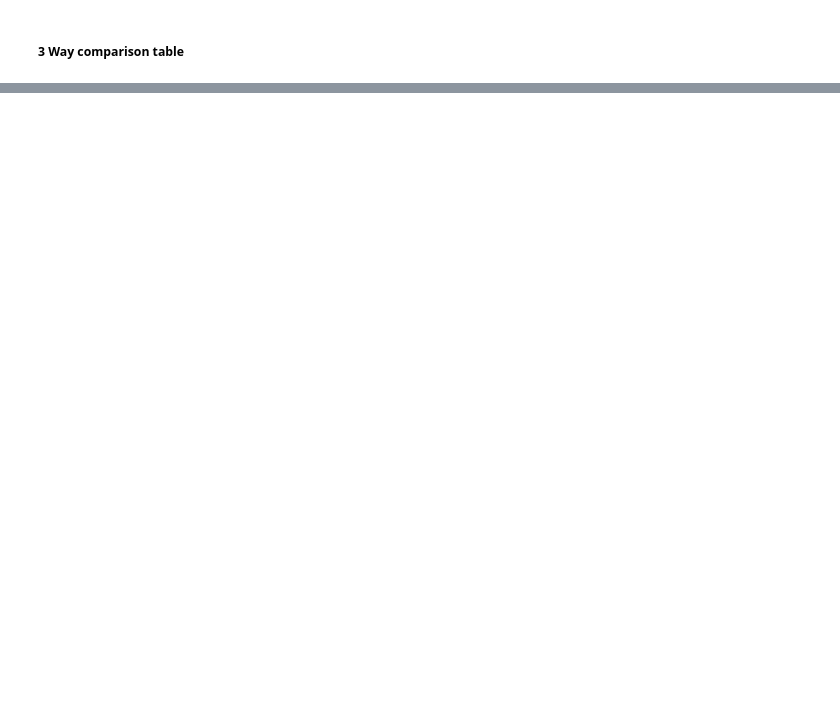
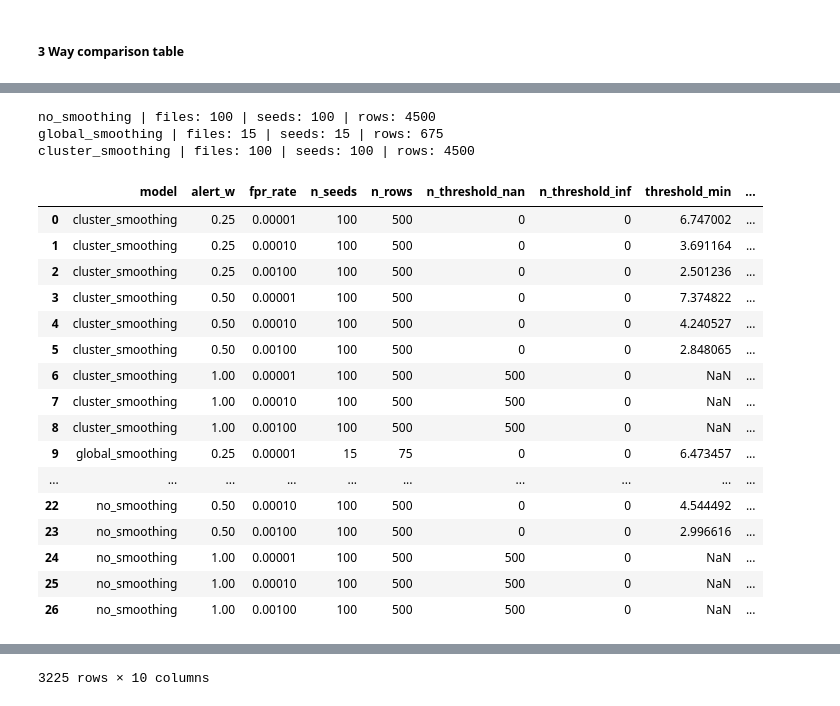
Before and after one commit to adam-broomhead/cybersecurity_thesis, a Jupyter notebook: notebooks/Pipeline_py/203_results_analysis.ipynb, the cells around one changed output, grey strips where cells are left out. Saved outputs shown, nothing was run; the diff lists cells and outputs as text; code cells hidden in the pictures; blank space fills up the shorter version.

```diff
--- a/notebooks/Pipeline_py/203_results_analysis.ipynb
+++ b/notebooks/Pipeline_py/203_results_analysis.ipynb
@@ -243,0 +372,78 @@ model_comparison_output
+# %%
+import os
+import numpy as np
+import pandas as pd
+
+import l_result_preperation as l
+import utils as ut
+
+models = (
+    'no_smoothing',
+    'global_smoothing',
+    'cluster_smoothing')
+
+raw_results = []
+
+for model in models:
+    directory = f'{ut.results_dir}/test/{model}/detection'
+
+    # Read however many seed files currently exist
+    model_results = l.safe_read(directory=directory).assign(
+        model=model)
+
+    raw_results.append(model_results)
+
+    print(
+        model,
+        '| files:', len(os.listdir(directory)),
+        '| seeds:', model_results['seed'].nunique(),
+        '| rows:', len(model_results))
+
+detection_raw = pd.concat(raw_results, ignore_index=True)
+
+# Check the raw thresholds for NaN / inf
+raw_check = (
+    detection_raw
+    .groupby(
+        ['model', 'alert_w', 'fpr_rate'],
+        as_index=False)
+    .agg(
+        n_seeds=('seed', 'nunique'),
+        n_rows=('threshold', 'size'),
+        n_threshold_nan=('threshold', lambda x: x.isna().sum()),
+        n_threshold_inf=('threshold', lambda x: np.isinf(x).sum()),
+        threshold_min=('threshold', 'min'),
+        threshold_max=('threshold', 'max'))
+)
+
+display(raw_check)
+
+# Show the actual offending raw rows, if there are any
+bad_rows = detection_raw.loc[
+    detection_raw['threshold'].isna() |
+    np.isinf(detection_raw['threshold'])
+].sort_values(
+    ['model', 'alert_w', 'fpr_rate', 'seed', 'attack_size'])
+
+display(bad_rows)
+# %% [output]
+no_smoothing | files: 100 | seeds: 100 | rows: 4500
+global_smoothing | files: 15 | seeds: 15 | rows: 675
+cluster_smoothing | files: 100 | seeds: 100 | rows: 4500
+|  | model | alert_w | fpr_rate | n_seeds | n_rows | n_threshold_nan | n_threshold_inf | threshold_min | ... |
+| 0 | cluster_smoothing | 0.25 | 0.00001 | 100 | 500 | 0 | 0 | 6.747002 | ... |
+| 1 | cluster_smoothing | 0.25 | 0.00010 | 100 | 500 | 0 | 0 | 3.691164 | ... |
+| 2 | cluster_smoothing | 0.25 | 0.00100 | 100 | 500 | 0 | 0 | 2.501236 | ... |
+| 3 | cluster_smoothing | 0.50 | 0.00001 | 100 | 500 | 0 | 0 | 7.374822 | ... |
+| 4 | cluster_smoothing | 0.50 | 0.00010 | 100 | 500 | 0 | 0 | 4.240527 | ... |
+| 5 | cluster_smoothing | 0.50 | 0.00100 | 100 | 500 | 0 | 0 | 2.848065 | ... |
+| 6 | cluster_smoothing | 1.00 | 0.00001 | 100 | 500 | 500 | 0 | NaN | ... |
+| 7 | cluster_smoothing | 1.00 | 0.00010 | 100 | 500 | 500 | 0 | NaN | ... |
+| 8 | cluster_smoothing | 1.00 | 0.00100 | 100 | 500 | 500 | 0 | NaN | ... |
+| 9 | global_smoothing | 0.25 | 0.00001 | 15 | 75 | 0 | 0 | 6.473457 | ... |
+| ... | ... | ... | ... | ... | ... | ... | ... | ... | ... |
+| 22 | no_smoothing | 0.50 | 0.00010 | 100 | 500 | 0 | 0 | 4.544492 | ... |
+| 23 | no_smoothing | 0.50 | 0.00100 | 100 | 500 | 0 | 0 | 2.996616 | ... |
+| 24 | no_smoothing | 1.00 | 0.00001 | 100 | 500 | 500 | 0 | NaN | ... |
+| 25 | no_smoothing | 1.00 | 0.00010 | 100 | 500 | 500 | 0 | NaN | ... |
+| 26 | no_smoothing | 1.00 | 0.00100 | 100 | 500 | 500 | 0 | NaN | ... |
@@ -243,0 +462 @@ model_comparison_output
+3225 rows × 10 columns
```
Also changed, not shown: parts of 12 cells of this notebook, 13 other files.
